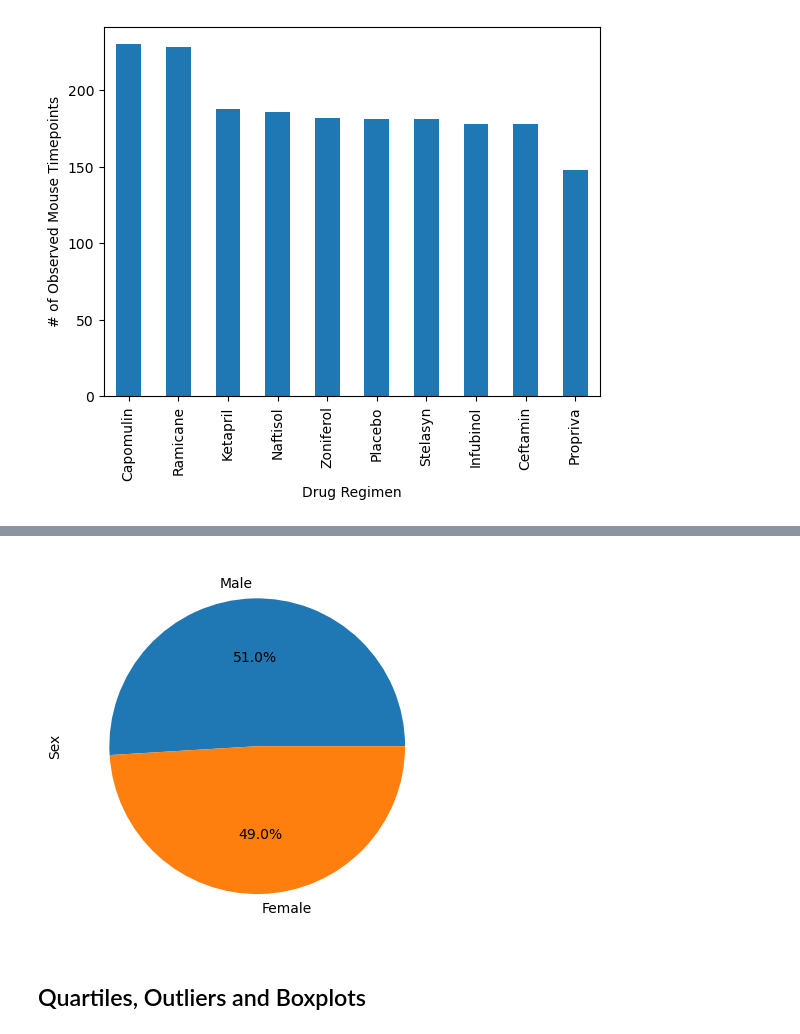
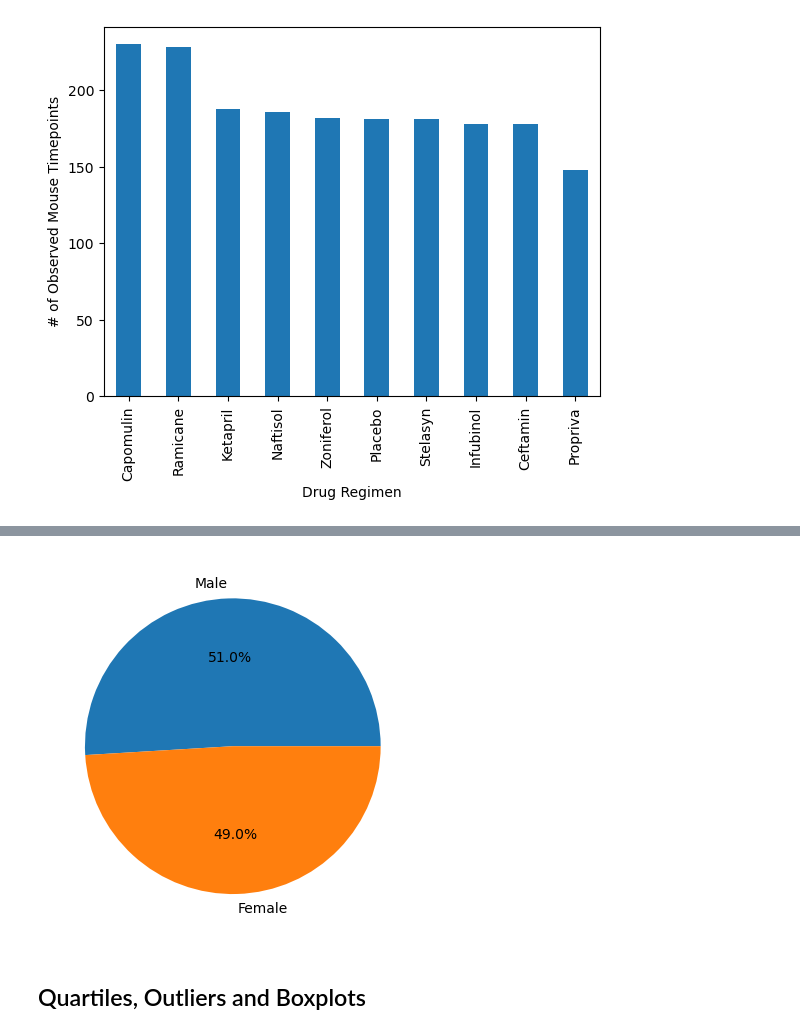
Before and after one commit to veenahvina/Pymaceuticals_MarvinaLarry, a Jupyter notebook: Pharma_MarvinaLarry.ipynb, the cells around one changed output, grey strips where cells are left out. Cells and saved outputs as stored; diff of their text form; code cells hidden in the pictures.

Commit message:
first Sex pie chart

```diff
--- a/Pharma_MarvinaLarry.ipynb
+++ b/Pharma_MarvinaLarry.ipynb
@@ -176,7 +173,16 @@ NameError: name 'x' is not defined
 # %%
 # Generate a pie plot showing the distribution of female versus male mice using pyplot
+# Assign the variable
+genders = cleaned_mouse_df["Sex"].value_counts()
+
+# Labels for the sections of the pie chart
+mouse_labels = ["Male", "Female"]
+
+# Create pie chart
+plt.pie(genders, labels=mouse_labels, autopct="%1.1f%%")
+plt.show()
 # %% [output]
-[figure, old version]
+[figure, new version]
 # %% [markdown]
 ## Quartiles, Outliers and Boxplots
 # %%
```
Also changed, not shown: parts of 3 cells of this notebook.
